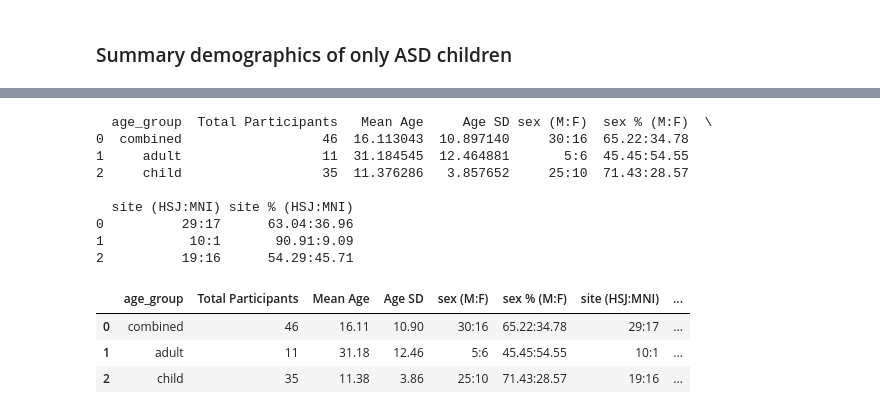
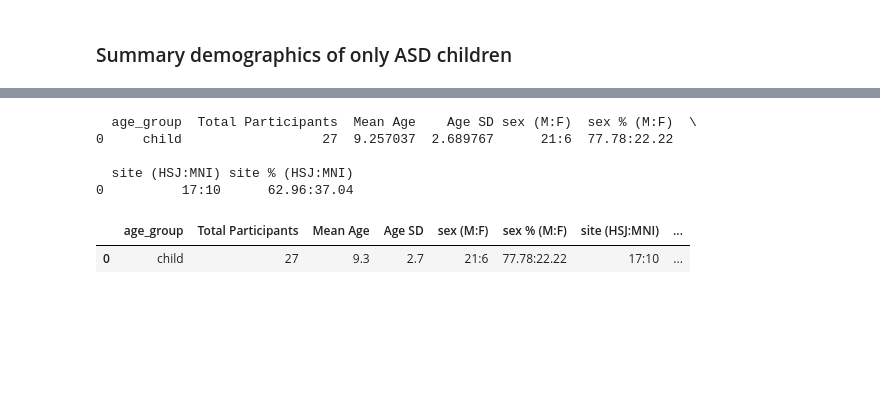
Before and after one commit to gabrielblancogomez/q1k_neurosubs, a Jupyter notebook: code/et/1_gap_et_extraction.ipynb, the cells around one changed output, grey strips where cells are left out. Drawn from its saved outputs; the diff is of its cells as text; code cells hidden in the pictures; blank space fills up the shorter version.

```diff
--- a/code/et/1_gap_et_extraction.ipynb
+++ b/code/et/1_gap_et_extraction.ipynb
@@ -310,9 +315,6 @@ pilot_demodf.loc[:, "sex"] = pilot_demodf["sex"].str.lower()
 # %%
 # drop trailing spaces
 demo_df.loc[:,'subject'] = demo_df['subject'].str.strip()
-# %%
-# Change ASD column to zero if its missing and ndd coluumn is equal to no_ndd
-demo_df.loc[(demo_df["asd"].isna()) & (demo_df["ndd"] == "no_ndd"), "asd"] = 0
 # %% [markdown]
 #### Merge pilot and experimental data
 # %%
@@ -384,3 +402,9 @@ Flag 'sub-052Z'
 # %%
 # Keep only the subjects that are in the go_df
 demo_df = demo_df[demo_df.subject.isin(go_df.subject.unique())]
+# %%
+# Create new column for developmental groups (children, adolescents, adults)
+demo_df['developmental_group'] = demo_df['eeg_age'].apply(
+    lambda x: 'child' if x < 13 else ('adolescent' if 13 <= x < 18 else 'adult')
+)
+demo_df
@@ -589,0 +735,6 @@ Number of missing ASD diagnosis: 16
+# %%
+# create a column for ASD vs affected-Non ASD vs non-affected based on asd and NDD
+demo_df['affected_group'] = demo_df.apply(
+    lambda row: 'asd' if row['asd'] == 1 else ('affected' if row['ndd'] == 'ndd' else 'non-affected'),
+    axis=1
+)
@@ -591,7 +846,7 @@ Number of missing ASD diagnosis: 16
 ### Summary demographics of only ASD children
 # %%
 # Subset only ASD children
-asd_only_df = demo_df[(demo_df.asd == "1.0" ) | (demo_df.asd == "2.0")]
+asd_only_df = demo_df[(demo_df.asd == 1) & (demo_df.developmental_group == 'child')]
 # %%
 asd_only_df
 # %% [output]
@@ -625,21 +880,7 @@ summary_table = asd_only_df.groupby("age_group").agg(
 
 ).reset_index()
 
-# Add combined row for all participants
-all_participants = {
-    "age_group": "combined",
-    "n": summary_table["n"].sum(),
-    "male": summary_table["male"].sum(),
-    "female": summary_table["female"].sum(),
-    "mean_age": asd_only_df["eeg_age"].mean(),
-    "std_age": asd_only_df["eeg_age"].std(),
-    "hsj": summary_table["hsj"].sum(),
-    "mni": summary_table["mni"].sum(),
-}
 
-summary_table = pd.concat(
-    [pd.DataFrame([all_participants]), summary_table], ignore_index=True
-)
 
 # Create combined and percentage columns
 summary_table["sex (M:F)"] = summary_table["male"].astype(str) + ":" + summary_table["female"].astype(str)
@@ -672,22 +913,16 @@ summary_table.rename(
 
 print(summary_table)
 # %% [output]
-  age_group  Total Participants   Mean Age     Age SD sex (M:F)  sex % (M:F)  \
-0  combined                  46  16.113043  10.897140     30:16  65.22:34.78
-1     adult                  11  31.184545  12.464881       5:6  45.45:54.55
-2     child                  35  11.376286   3.857652     25:10  71.43:28.57
+  age_group  Total Participants  Mean Age    Age SD sex (M:F)  sex % (M:F)  \
+0     child                  27  9.257037  2.689767      21:6  77.78:22.22
 
   site (HSJ:MNI) site % (HSJ:MNI)
-0          29:17      63.04:36.96
-1           10:1       90.91:9.09
-2          19:16      54.29:45.71
+0          17:10      62.96:37.04
 # %%
-summary_table=summary_table.round(2)
+summary_table=summary_table.round(1)
 summary_table
 # %% [output]
 |  | age_group | Total Participants | Mean Age | Age SD | sex (M:F) | sex % (M:F) | site (HSJ:MNI) | ... |
-| 0 | combined | 46 | 16.11 | 10.90 | 30:16 | 65.22:34.78 | 29:17 | ... |
-| 1 | adult | 11 | 31.18 | 12.46 | 5:6 | 45.45:54.55 | 10:1 | ... |
-| 2 | child | 35 | 11.38 | 3.86 | 25:10 | 71.43:28.57 | 19:16 | ... |
+| 0 | child | 27 | 9.3 | 2.7 | 21:6 | 77.78:22.22 | 17:10 | ... |
 # %%
 ## Add table to the document
```
Also changed, not shown: parts of 52 cells of this notebook.
